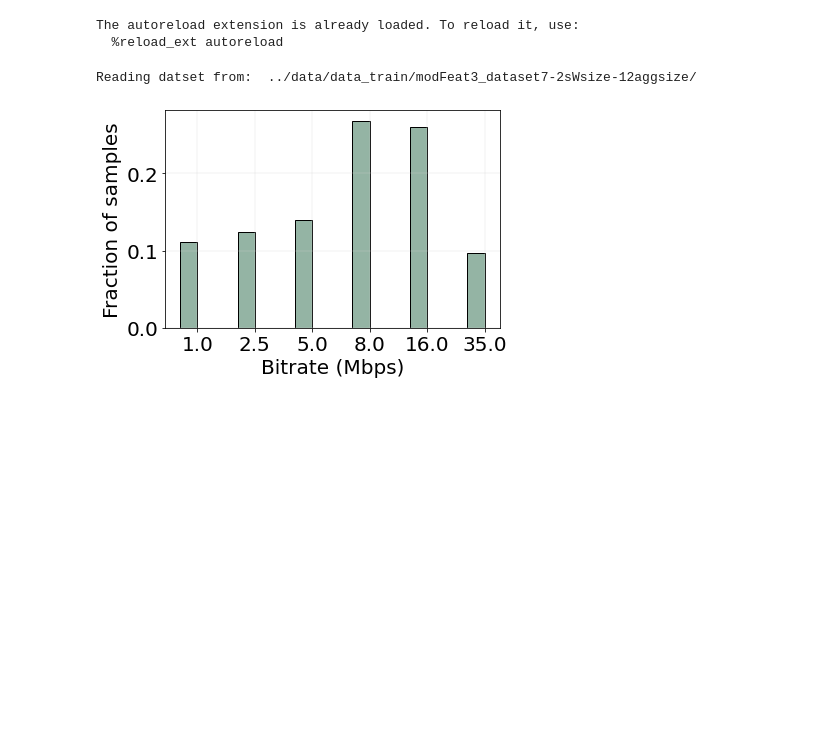
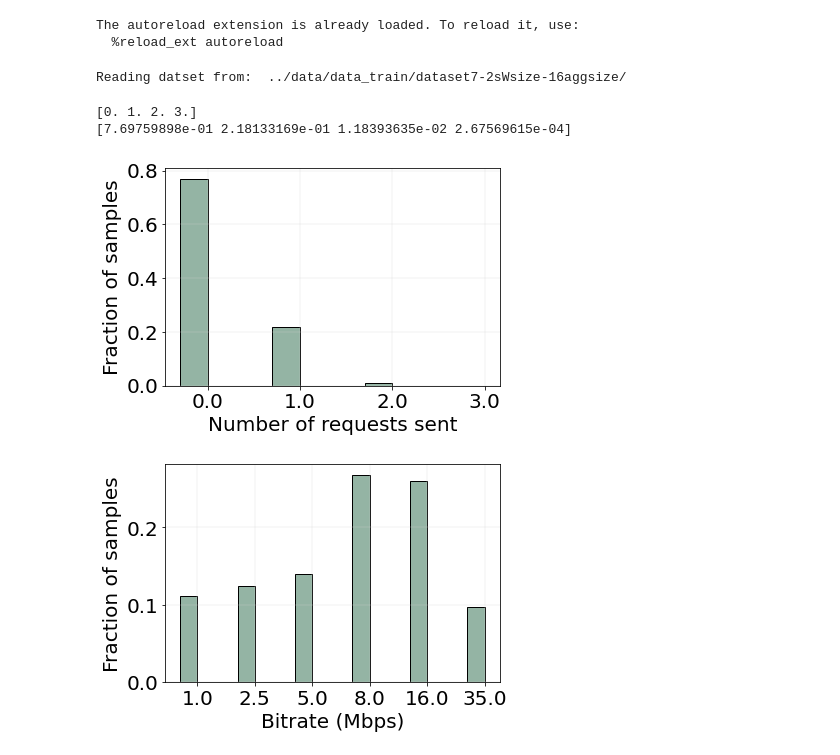
Before and after one commit to akhila-s-rao/machine-learning-for-edge-enabled-dash, a Jupyter notebook: code/plots_exploratory_data_analysis.ipynb, the cells around one changed output. Saved outputs shown, nothing was run; the diff lists cells and outputs as text; code cells hidden in the pictures; blank space fills up the shorter version.

```diff
--- a/code/plots_exploratory_data_analysis.ipynb
+++ b/code/plots_exploratory_data_analysis.ipynb
@@ -41,7 +41,7 @@ COLS = ['Last #seg.', 'Last bitrate', 'Seg. thput', 'Window thput',
              'DL MCS', 'DL thput', 'Next bitrate']
 # %%
 PARAMETERS = {
-    'aggr_wind_size': '12', # ['4', '8', '12', '16']
+    'aggr_wind_size': '16', # ['4', '8', '12', '16']
     'horz_wind_size': '2'}
 
 train_data_dir = '../data/data_train/dataset7-' \
@@ -58,9 +58,32 @@ FEAT_COLS = dc.FEAT_COLS
 # column from the dataset that is the ground truth label
 TARGET_SEGMODE = dc.TARGET_SEGMODE
 TARGET_SEGNUMBER = dc.TARGET_SEGNUMBER
-# remove the samples for which we do not have ground truth
-df = df.loc[df[TARGET_SEGMODE[0]] > 0.0].copy()
-classes_unique = np.unique(df[TARGET_SEGMODE].values)
 # %% [output]
-Reading datset from:  ../data/data_train/modFeat3_dataset7-2sWsize-12aggsize/
+Reading datset from:  ../data/data_train/dataset7-2sWsize-16aggsize/
+# %%
+# number of segments per Wpred window histogram BEFORE removing the zeros
+df_class_count_nseg = df[TARGET_SEGNUMBER].to_numpy()
+unique_nseg, counts_nseg = np.unique(df_class_count_nseg, return_counts=True)
+counts_nseg = counts_nseg/sum(counts_nseg)
+print(unique_nseg)
+print(counts_nseg)
+
+plt.figure(2)
+width = 0.3
+brate_bar = np.arange(len(unique_nseg))
+plt.bar(brate_bar, counts_nseg, color =color1,
+        width=width, edgecolor ='k',
+        label ='bitrate',align='edge')
+plt.ylabel('Fraction of samples')
+plt.xlabel('Number of requests sent')
+brate_str = [str(e) for e in unique_nseg]
+plt.xticks([r + width for r in range(len(counts_nseg))],
+           brate_str)
+plt.grid(color='lightgray', linestyle='-', linewidth=0.3)
+#plt.legend(loc ="lower right")
+plt.show()
+# %% [output]
+[0. 1. 2. 3.]
+[7.69759898e-01 2.18133169e-01 1.18393635e-02 2.67569615e-04]
+[figure, added]
 # %%
```
Also changed, not shown: parts of 1 cell of this notebook, 3 other files.
